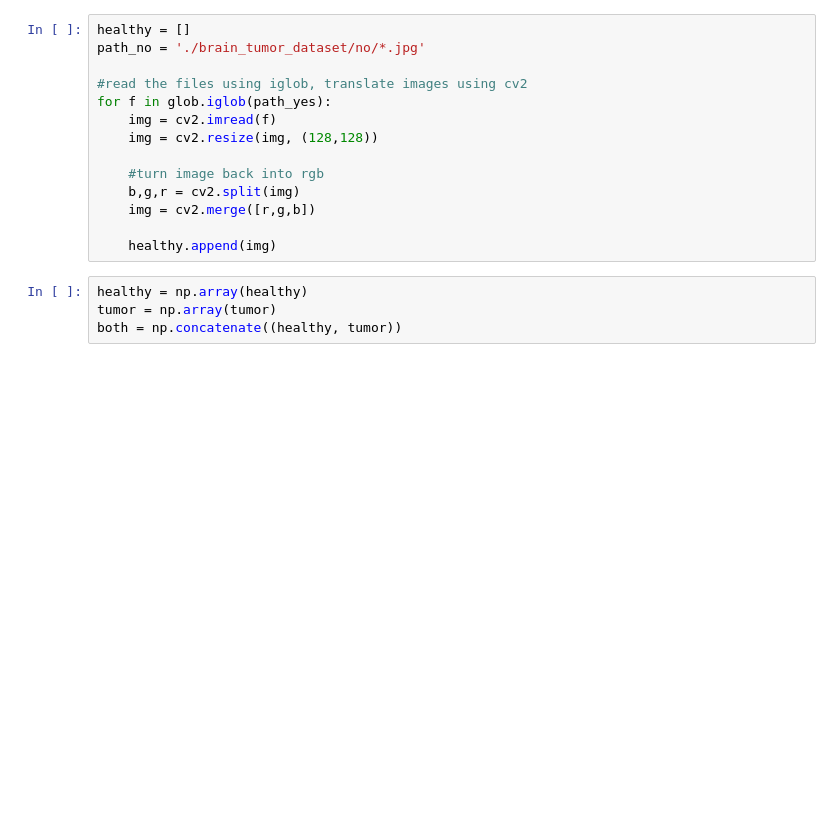
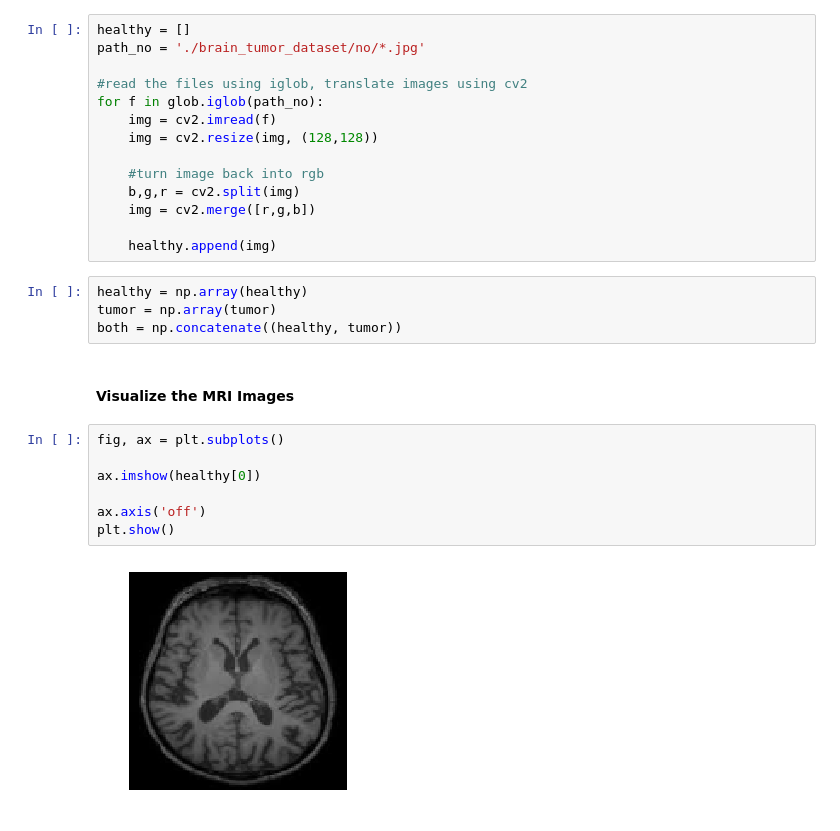
Before and after one commit to BradPohl/brain_tumor_detection, a Jupyter notebook: MRI-Brain-Tumor-Detector.ipynb, the cells around one changed output. Cells and saved outputs as stored; diff of their text form; blank space fills up the shorter version.

Commit message:
visualized healthy and tumor images

```diff
--- a/MRI-Brain-Tumor-Detector.ipynb
+++ b/MRI-Brain-Tumor-Detector.ipynb
@@ -32,7 +32,7 @@ healthy = []
 path_no = './brain_tumor_dataset/no/*.jpg'
 
 #read the files using iglob, translate images using cv2
-for f in glob.iglob(path_yes):
+for f in glob.iglob(path_no):
     img = cv2.imread(f)
     img = cv2.resize(img, (128,128))
 
@@ -45,3 +45,14 @@ for f in glob.iglob(path_yes):
 healthy = np.array(healthy)
 tumor = np.array(tumor)
 both = np.concatenate((healthy, tumor))
+# %% [markdown]
+<h4>Visualize the MRI Images</h4>
+# %%
+fig, ax = plt.subplots()
+
+ax.imshow(healthy[0])
+
+ax.axis('off')
+plt.show()
+# %% [output]
+[figure, added]
```
Also changed, not shown: parts of 3 cells of this notebook.
